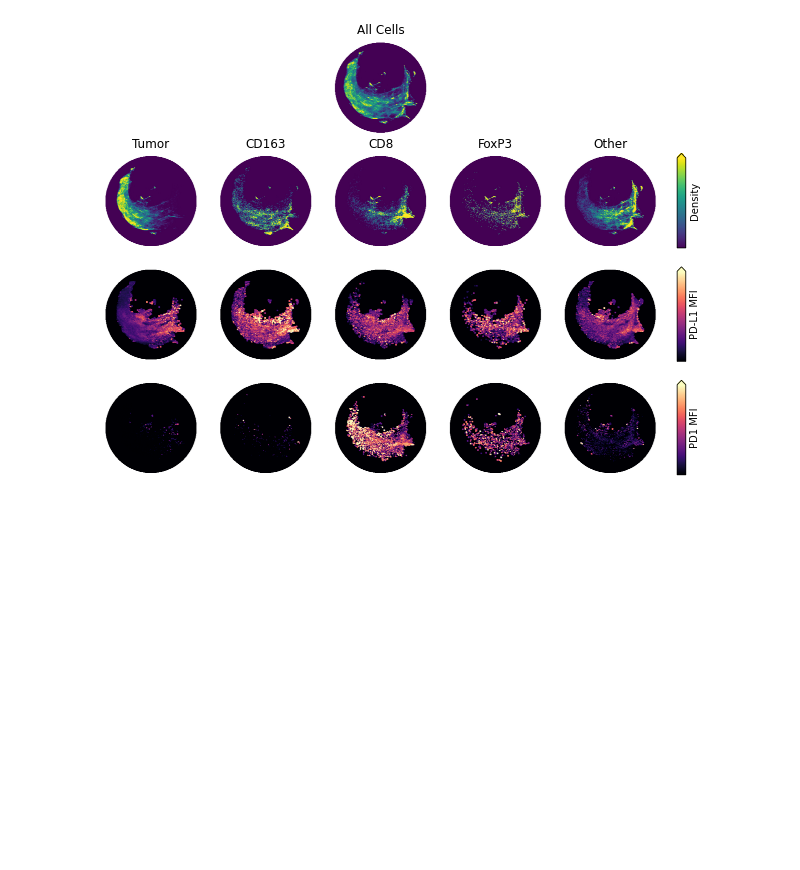
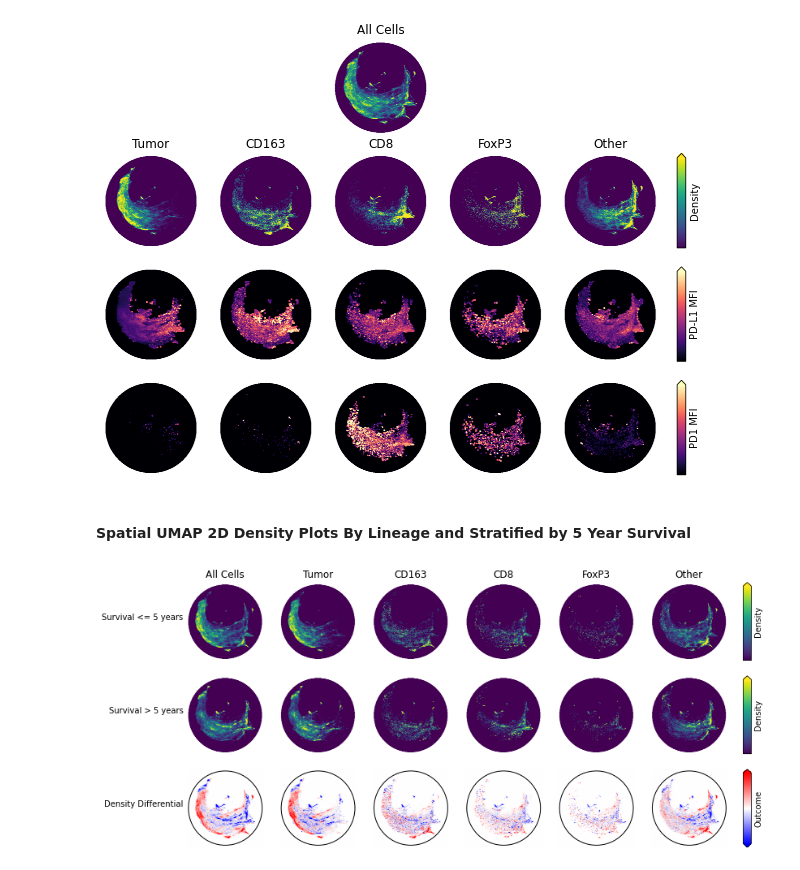
Before and after one commit to BarasLab/SpatialUMAP, a Jupyter notebook: Figures.ipynb, the cells around one changed output. Cells and saved outputs as stored; diff of their text form; code cells hidden in the pictures; blank space fills up the shorter version.

```diff
--- a/Figures.ipynb
+++ b/Figures.ipynb
@@ -66,3 +66,75 @@ for i in range(len(lineages_plot)):
                     vlim=np.array([0, np.quantile(w['PD1'], .975)]))
 # %% [output]
 [figure]
+# %% [markdown]
+#### Spatial UMAP 2D Density Plots By Lineage and Stratified by 5 Year Survival
+# %%
+# get per specimen density maps
+
+# set number of bins and get actual binning points based on whole dataset
+n_bins = 200
+xx = np.linspace(np.min(spatial_umap.umap_test[:, 0]), np.max(spatial_umap.umap_test[:, 0]), n_bins + 1)
+yy = np.linspace(np.min(spatial_umap.umap_test[:, 1]), np.max(spatial_umap.umap_test[:, 1]), n_bins + 1)
+# initialize holding nd matrix for densities
+n_lineages = len(lineages_plot)
+# last dim is 0:counts, 1:smoothed, density
+H = np.empty([n_bins, n_bins, n_lineages + 1, len(spatial_umap.patients['Sample_number']), 2])
+for i in range(len(spatial_umap.patients['Sample_number'])):
+    # get cells of this specimen / patient
+    idx_pts = spatial_umap.cells.loc[spatial_umap.cells['umap_test'], 'Sample_number'] == spatial_umap.patients['Sample_number'].iloc[i]
+    if np.sum(idx_pts) > 0:
+        # get counts for lineages
+        for j in range(len(lineages_plot)):
+            idx_lineage = spatial_umap.cells.loc[spatial_umap.cells['umap_test'], 'Lineage'].isin([lineages_plot[j]])
+            H[:, :, j, i, 0], _, _ = np.histogram2d(spatial_umap.umap_test[idx_pts & idx_lineage, 0],
+                                                    spatial_umap.umap_test[idx_pts & idx_lineage, 1], bins=[xx, yy])
+        # get counts across all lineages
+        H[:, :, j + 1, i, 0] = np.nansum(H[:, :, 0:(j + 1), i, 0], axis=2)
+
+        # make smoothed density for lineages
+        for j in range(len(lineages_plot)):
+            if np.sum(H[:, :, j, i, 0]) > 0:
+                H[:, :, j, i, 1] = ndi.gaussian_filter(H[:, :, j, i, 0] / np.sum(H[:, :, j, i, 0]), sigma=0.5)
+            else:
+                H[:, :, j, i, 1] = np.nan
+        # make smoothed density for all lineages
+        if np.sum(H[:, :, j + 1, i, 0]) > 0:
+            H[:, :, j + 1, i, 1] = ndi.gaussian_filter(H[:, :, j + 1, i, 0] / np.sum(H[:, :, j + 1, i, 0]), sigma=0.5)
+        else:
+            H[:, :, j + 1, i, 1] = np.nan
+    else:
+        H[:, :, :, i, :] = np.nan
+
+# specimens with density data across all lineages
+idx_d = ~np.all(np.all(np.all(np.isnan(H[..., 1]), axis=0), axis=0), axis=0)
+
+idx_A = (spatial_umap.patients['Death_5Y'] == 1) & idx_d
+idx_B = (spatial_umap.patients['Death_5Y'] == 0) & idx_d
+
+f, ax = plt.subplots(nrows=3, ncols=7, figsize=(14, 6), facecolor='white')
+
+plt_cmap(ax=ax[0, 6], cmap=cmap_viridis, extend='max', width=0.01, ylabel='Density')
+plt_cmap(ax=ax[1, 6], cmap=cmap_viridis, extend='max', width=0.01, ylabel='Density')
+plt_cmap(ax=ax[2, 6], cmap=plt.get_cmap('bwr'), extend='both', width=0.01, ylabel='Outcome')
+
+d_idx_A = np.nanmean(H[:, :, -1, idx_A, 1], axis=-1).T
+plot_2d_density(d_idx_A, bins=[xx, yy], n_pad=30, ax=ax[0, 0], circle_type='bg', cmap=cmap_viridis)
+ax[0, 0].set(title='All Cells')
+ax[0, 0].set_ylabel('Survival <= 5 years', rotation='horizontal', ha='right')
+d_idx_B = np.nanmean(H[:, :, -1, idx_B, 1], axis=-1).T
+plot_2d_density(d_idx_B, bins=[xx, yy], n_pad=30, ax=ax[1, 0], circle_type='bg', cmap=cmap_viridis)
+ax[1, 0].set_ylabel('Survival > 5 years', rotation='horizontal', ha='right')
+d_diff = d_idx_A - d_idx_B
+plot_2d_density(d_diff, bins=[xx, yy], n_pad=30, ax=ax[2, 0], circle_type='arch', cmap=cmap_bwr)
+ax[2, 0].set_ylabel('Density Differential', rotation='horizontal', ha='right')
+
+for i in range(len(lineages_plot)):
+    d_idx_A = np.nanmean(H[:, :, i, idx_A, 1], axis=-1).T
+    plot_2d_density(d_idx_A, bins=[xx, yy], n_pad=30, ax=ax[0, i + 1], circle_type='bg', cmap=cmap_viridis)
+    ax[0, i + 1].set(title=lineages_plot[i])
+    d_idx_B = np.nanmean(H[:, :, i, idx_B, 1], axis=-1).T
+    plot_2d_density(d_idx_B, bins=[xx, yy], n_pad=30, ax=ax[1, i + 1], circle_type='bg', cmap=cmap_viridis)
+    d_diff = d_idx_A - d_idx_B
+    plot_2d_density(d_diff, bins=[xx, yy], n_pad=30, ax=ax[2, i + 1], circle_type='arch', cmap=cmap_bwr)
+# %% [output]
+[figure, added]
```
Also changed, not shown: parts of 1 cell of this notebook.
